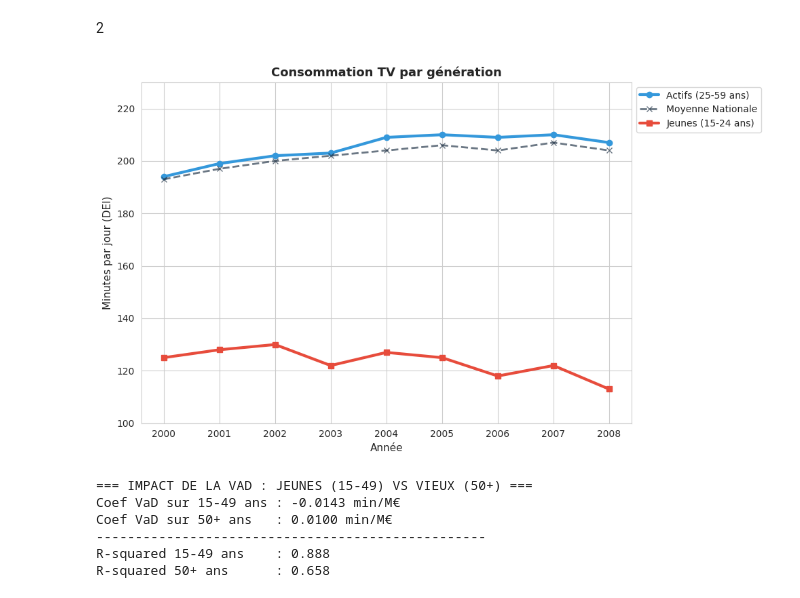
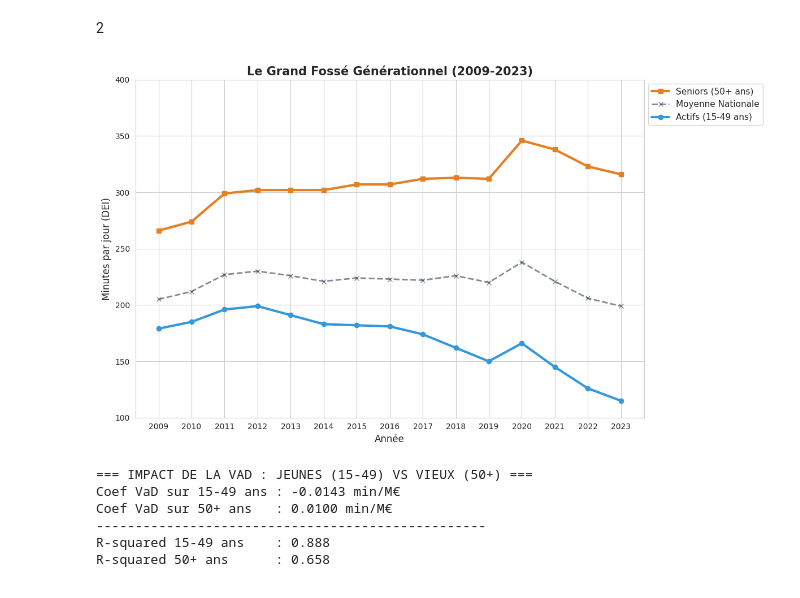
Before and after one commit to MaxbanCh/DataScienceProject, a Jupyter notebook: regression_axes.ipynb, the cells around one changed output. Cells and saved outputs as stored; diff of their text form; code cells hidden in the pictures.

Commit message:
fix: age graph now represent the good slices of ages

```diff
--- a/regression_axes.ipynb
+++ b/regression_axes.ipynb
@@ -139,39 +163,44 @@ plt.show()
 # %%
 df = pd.read_csv('data/processed/master_file_annuel.csv')
 
-# 2. Filtrage strict sur la période 2000-2008
-# On s'assure que les années sont traitées comme des entiers
+# 2. Filtrage 2009-2023
 df['annee'] = df['annee'].astype(int)
-df_periode = df[(df['annee'] >= 2000) & (df['annee'] <= 2008)].copy()
+df_periode = df[(df['annee'] >= 2009) & (df['annee'] <= 2023)].copy()
 
 # 3. Création du graphique
-plt.figure(figsize=(10, 6))
+plt.figure(figsize=(12, 7))
 sns.set_style("whitegrid")
 
-# Tracé des Actifs (25-59 ans)
-plt.plot(df_periode['annee'], df_periode['duree_tv_25_59_min'],
-         label='Actifs (25-59 ans)', color='#3498db', linewidth=3, marker='o')
+# --- Courbe 1 : Les Seniors (50+ ans) ---
+# C'est la courbe la plus haute, elle résiste ou augmente
+plt.plot(df_periode['annee'], df_periode['duree_tv_50_plus_min'],
+         label='Seniors (50+ ans)', color='#e67e22', linewidth=3, marker='s')
 
-# Tracé de la Moyenne Nationale
+# --- Courbe 2 : Moyenne Nationale ---
 plt.plot(df_periode['annee'], df_periode['duree_tv_globale_min'],
-         label='Moyenne Nationale', color='#2c3e50', linewidth=2, linestyle='--', marker='x', alpha=0.7)
+         label='Moyenne Nationale', color='#2c3e50', linewidth=2, linestyle='--', marker='x', alpha=0.6)
 
-# Tracé des Jeunes (15-24 ans)
-plt.plot(df_periode['annee'], df_periode['duree_tv_15_24_min'],
-         label='Jeunes (15-24 ans)', color='#e74c3c', linewidth=3, marker='s')
+# --- Courbe 3 : Les Actifs (15-49 ans) ---
+# C'est la courbe qui décroche le plus
+plt.plot(df_periode['annee'], df_periode['duree_tv_15_49_min'],
+         label='Actifs (15-49 ans)', color='#3498db', linewidth=3, marker='o')
 
 # Habillage
-plt.title("Consommation TV par génération", fontsize=13, fontweight='bold')
-plt.xlabel("Année", fontsize=11)
-plt.ylabel("Minutes par jour (DEI)", fontsize=11)
-plt.xticks(range(2000, 2009)) # Affiche chaque année sur l'axe
-plt.ylim(100, 230) # Ajustement de l'échelle pour mieux voir les variations
-plt.legend(loc='upper left', bbox_to_anchor=(1, 1))
+plt.title("Le Grand Fossé Générationnel (2009-2023)", fontsize=15, fontweight='bold')
+plt.xlabel("Année", fontsize=12)
+plt.ylabel("Minutes par jour (DEI)", fontsize=12)
+
+# Ajustements des axes
+plt.xticks(range(2009, 2024))
+plt.ylim(100, 400) # Augmenté car les seniors dépassent souvent les 300 min
+
+# Légende
+plt.legend(loc='upper left', bbox_to_anchor=(1, 1), fontsize=11)
 
 plt.tight_layout()
 plt.show()
 # %% [output]
-[figure, old version]
+[figure, new version]
 # %%
 df = pd.read_csv('data/processed/master_file_annuel.csv')
 # On filtre sur la période où la VaD existe (2010+) et où les données sont complètes
```
Also changed, not shown: parts of 5 cells of this notebook.
